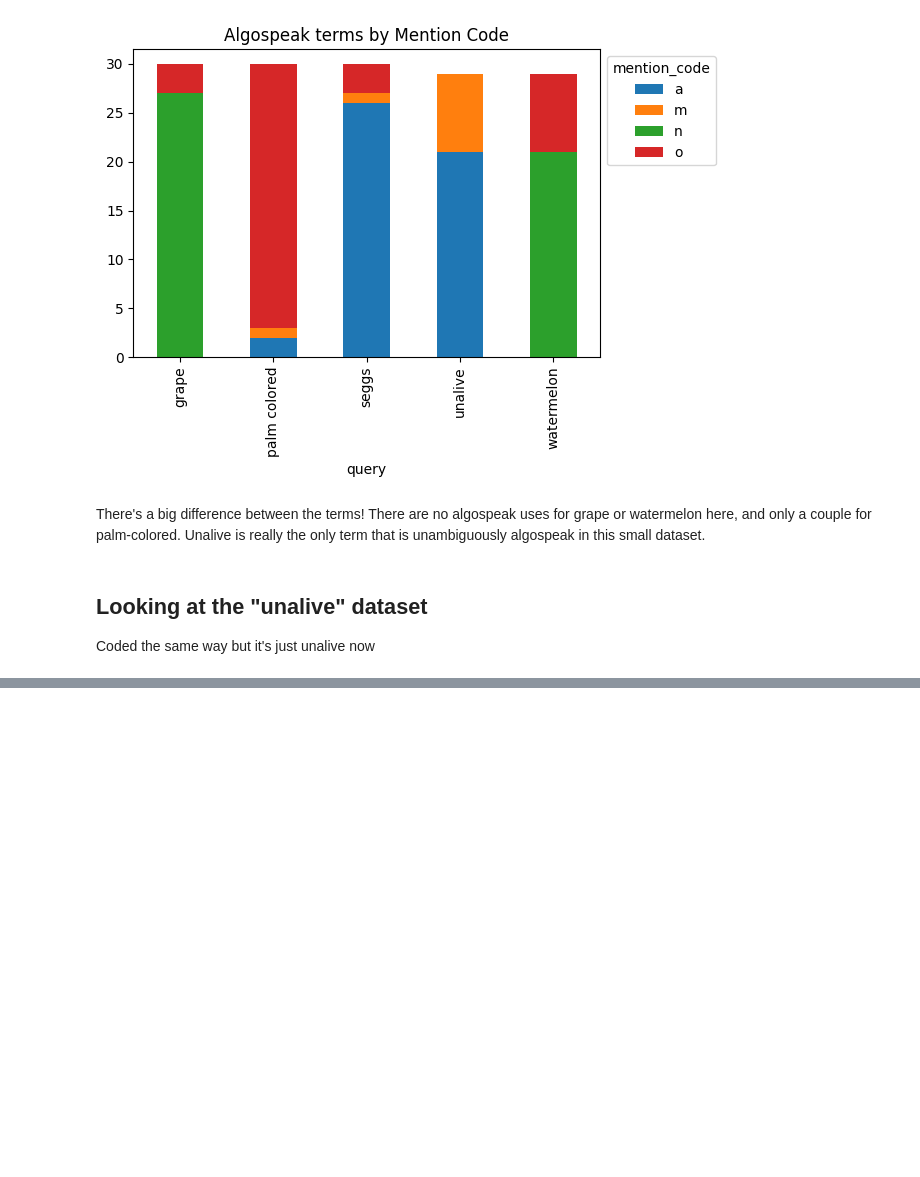
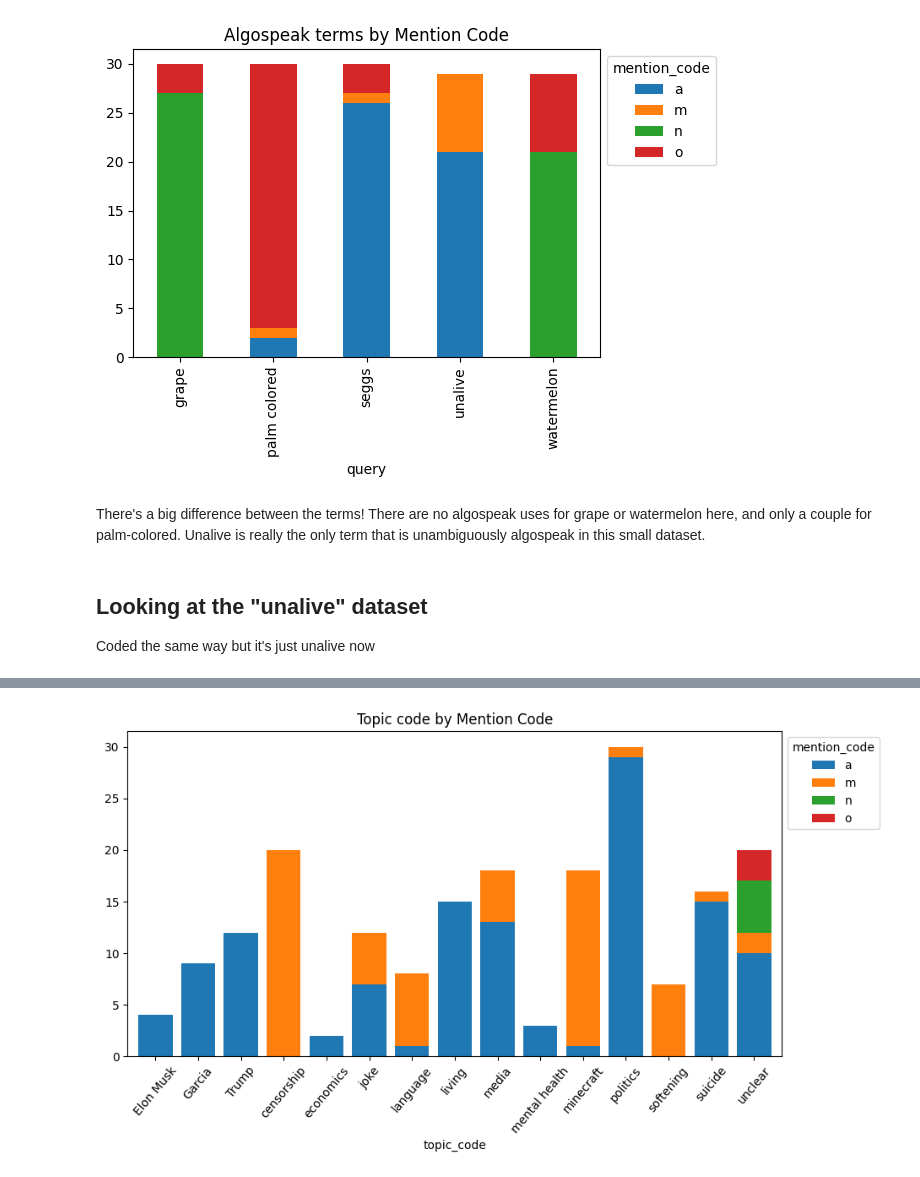
Before and after one commit to Data-Science-for-Linguists-2025/Algospeak-on-Bluesky, a Jupyter notebook: coded_data_viz.ipynb, the cells around one changed output, grey strips where cells are left out. Drawn from its saved outputs; the diff is of its cells as text; code cells hidden in the pictures; blank space fills up the shorter version.

```diff
--- a/coded_data_viz.ipynb
+++ b/coded_data_viz.ipynb
@@ -138,0 +160,3 @@ plt.savefig('plots/interactions_by_mention_code.png')
+# %%
+topic_by_mention = unalive_df.groupby('topic_code').mention_code.value_counts().unstack().fillna(0)
+topic_by_mention
@@ -138,0 +181,9 @@ plt.savefig('plots/interactions_by_mention_code.png')
+# %%
+fig, ax = plt.subplots(figsize = (10, 5))
+topic_by_mention.plot(kind='bar', stacked=True, width = 0.8, ax=ax)
+ax.set_title('Topic code by Mention Code')
+sns.move_legend(ax, "upper left", bbox_to_anchor=(1, 1))
+plt.xticks(rotation = 50)
+plt.savefig('plots/topic_by_mention.png')
+# %% [output]
+[figure, added]
```
Also changed, not shown: parts of 13 cells of this notebook, 3 other files.
